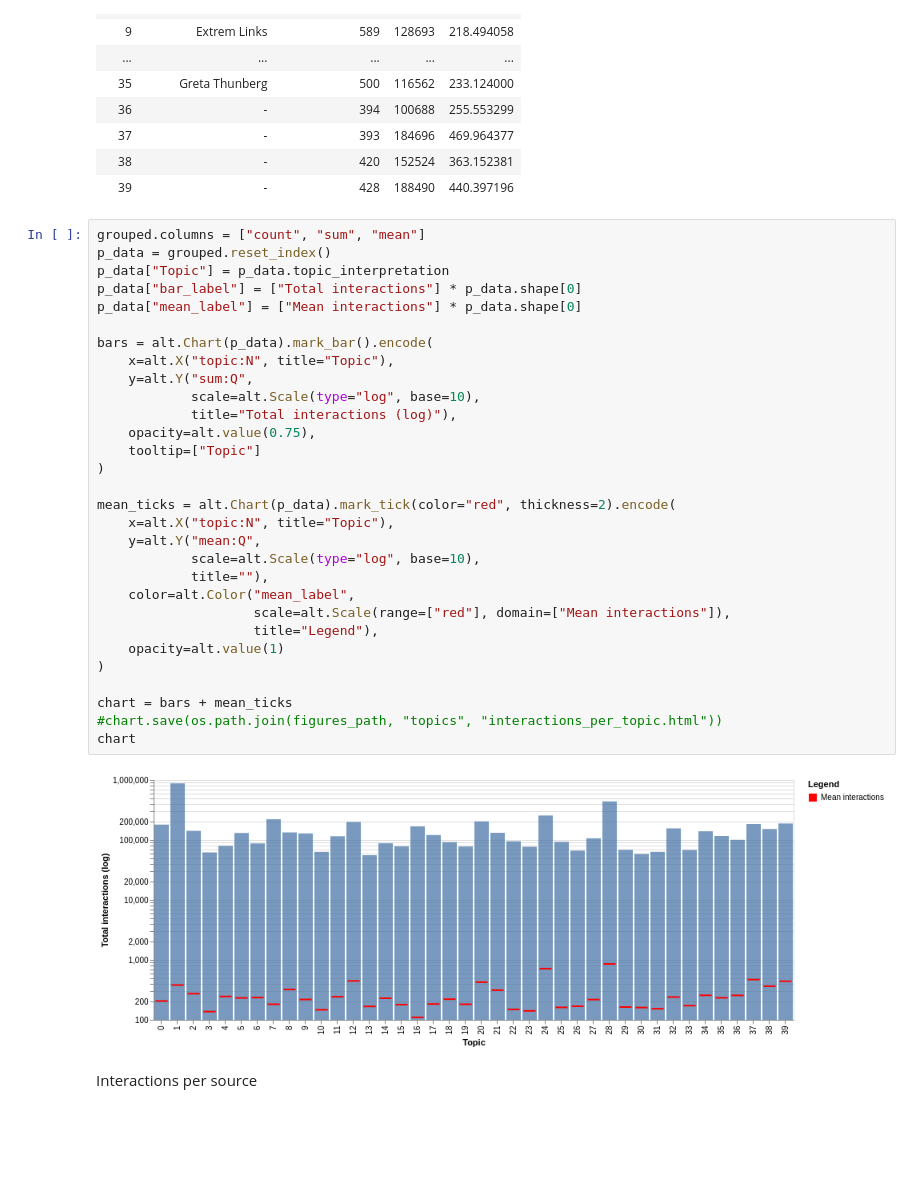
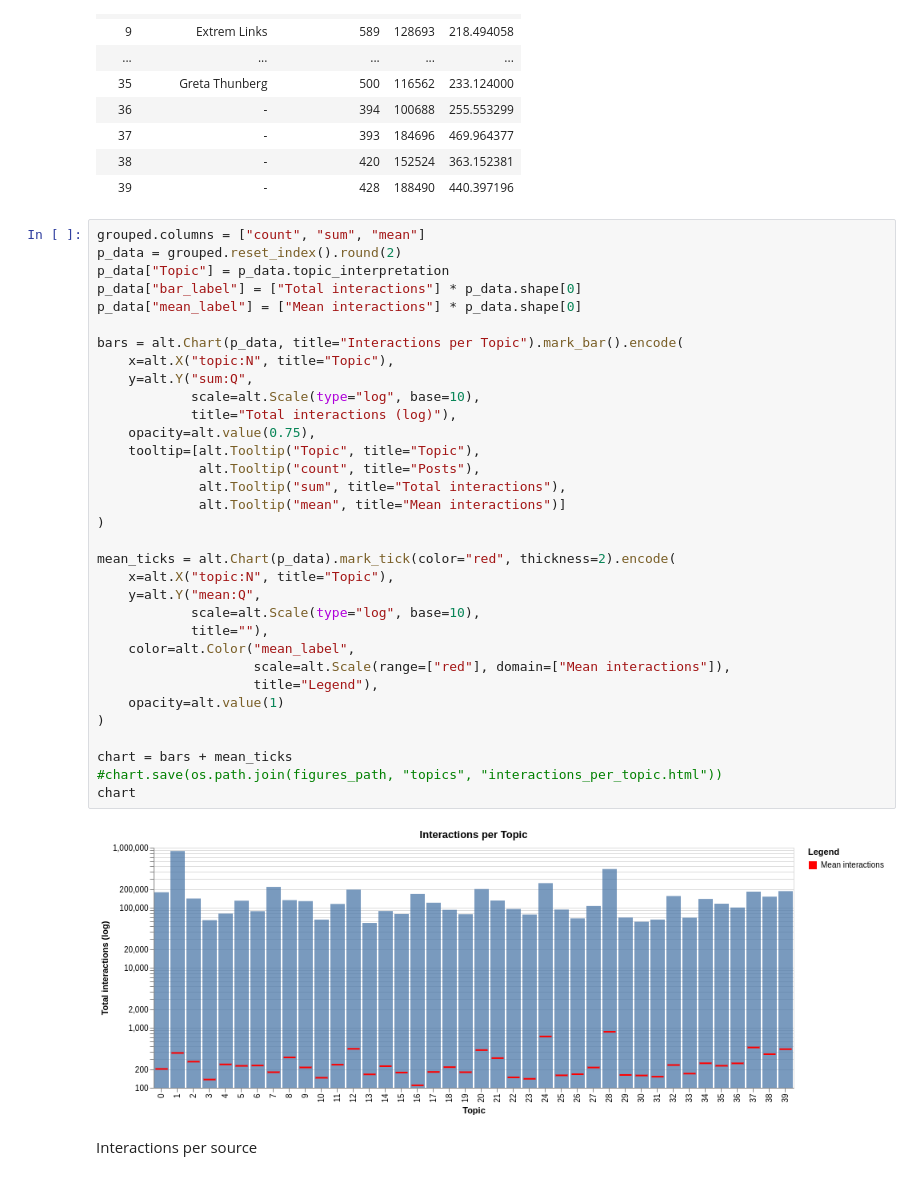
Before and after one commit to viennadatasciencegroup/data4good-wahlbeobachtung19, a Jupyter notebook: notebooks/1.3-tte-topic-evaluation.ipynb, the cells around one changed output. Cells and saved outputs as stored; diff of their text form; blank space fills up the shorter version.

```diff
--- a/notebooks/1.3-tte-topic-evaluation.ipynb
+++ b/notebooks/1.3-tte-topic-evaluation.ipynb
@@ -131,36 +131,39 @@ grouped
 | 39 | - | 428 | 188490 | 440.397196 |
 # %%
 grouped.columns = ["count", "sum", "mean"]
-p_data = grouped.reset_index()
+p_data = grouped.reset_index().round(2)
 p_data["Topic"] = p_data.topic_interpretation
 p_data["bar_label"] = ["Total interactions"] * p_data.shape[0]
 p_data["mean_label"] = ["Mean interactions"] * p_data.shape[0]
 
-bars = alt.Chart(p_data).mark_bar().encode(
+bars = alt.Chart(p_data, title="Interactions per Topic").mark_bar().encode(
     x=alt.X("topic:N", title="Topic"),
     y=alt.Y("sum:Q",
             scale=alt.Scale(type="log", base=10),
             title="Total interactions (log)"),
     opacity=alt.value(0.75),
-    tooltip=["Topic"]
+    tooltip=[alt.Tooltip("Topic", title="Topic"),
+             alt.Tooltip("count", title="Posts"),
+             alt.Tooltip("sum", title="Total interactions"),
+             alt.Tooltip("mean", title="Mean interactions")]
 )
 
 mean_ticks = alt.Chart(p_data).mark_tick(color="red", thickness=2).encode(
     x=alt.X("topic:N", title="Topic"),
     y=alt.Y("mean:Q",
             scale=alt.Scale(type="log", base=10),
             title=""),
     color=alt.Color("mean_label",
                     scale=alt.Scale(range=["red"], domain=["Mean interactions"]),
                     title="Legend"),
     opacity=alt.value(1)
 )
 
 chart = bars + mean_ticks
 #chart.save(os.path.join(figures_path, "topics", "interactions_per_topic.html"))
 chart
 # %% [output]
-[figure, old version]
+[figure, new version]
 # %% [markdown]
 Interactions per source
 # %%
```
Also changed, not shown: parts of 4 cells of this notebook, 6 other files.
